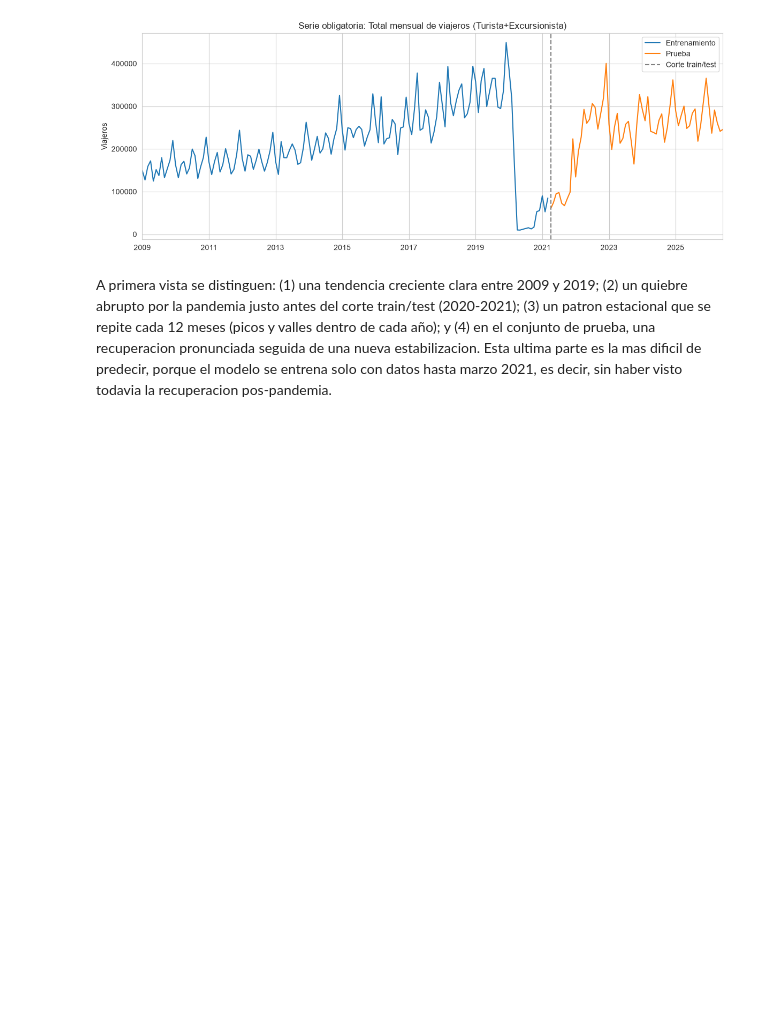
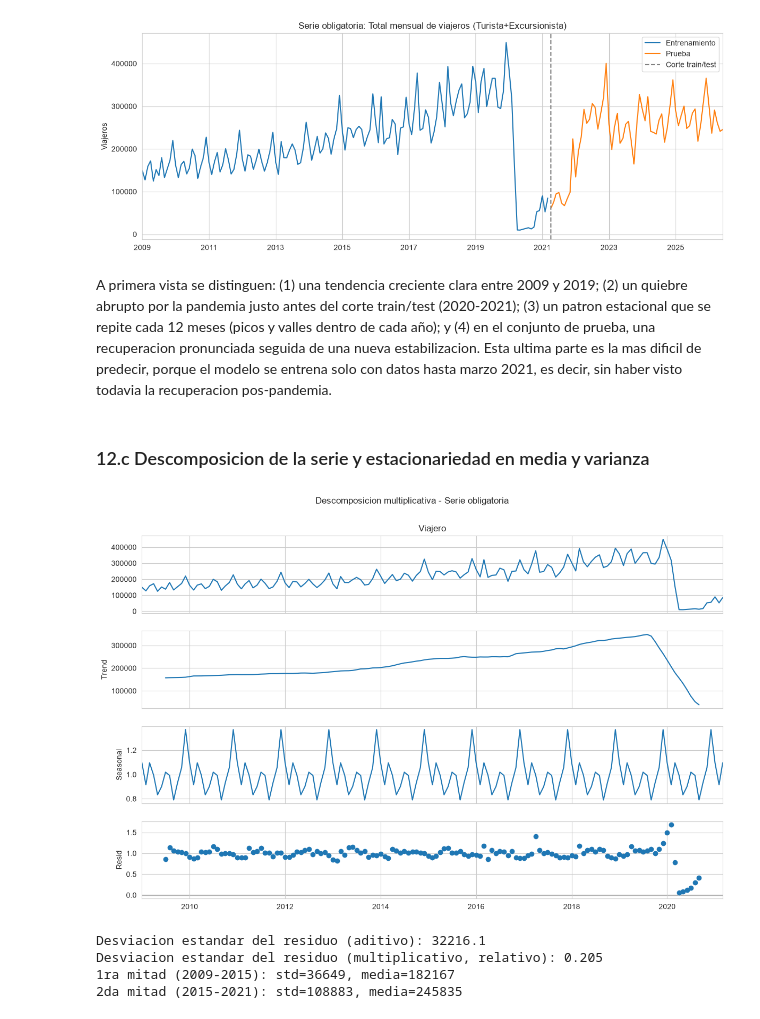
Before and after one commit to DavidDominguez-11/DS-Lab1, a Jupyter notebook: Lab1_Series_de_Tiempo.ipynb, the cells around one changed output. Drawn from its saved outputs; the diff is of its cells as text; code cells hidden in the pictures; blank space fills up the shorter version.

Commit message:
Descomposicion, transformacion y estacionaria

```diff
--- a/Lab1_Series_de_Tiempo.ipynb
+++ b/Lab1_Series_de_Tiempo.ipynb
@@ -693,3 +693,27 @@ plt.show()
 [figure]
 # %% [markdown]
 A primera vista se distinguen: (1) una tendencia creciente clara entre 2009 y 2019; (2) un quiebre abrupto por la pandemia justo antes del corte train/test (2020-2021); (3) un patron estacional que se repite cada 12 meses (picos y valles dentro de cada año); y (4) en el conjunto de prueba, una recuperacion pronunciada seguida de una nueva estabilizacion. Esta ultima parte es la mas dificil de predecir, porque el modelo se entrena solo con datos hasta marzo 2021, es decir, sin haber visto todavia la recuperacion pos-pandemia.
+# %% [markdown]
+### 12.c Descomposicion de la serie y estacionariedad en media y varianza
+# %%
+decomp_add = seasonal_decompose(serie_total_train, model='additive', period=12)
+decomp_mul = seasonal_decompose(serie_total_train, model='multiplicative', period=12)
+
+fig = decomp_mul.plot()
+fig.set_size_inches(12,8)
+fig.suptitle('Descomposicion multiplicativa - Serie obligatoria', y=1.02)
+plt.show()
+
+print("Desviacion estandar del residuo (aditivo):", round(np.nanstd(decomp_add.resid),1))
+print("Desviacion estandar del residuo (multiplicativo, relativo):", round(np.nanstd(decomp_mul.resid),3))
+
+primera_mitad = serie_total_train.iloc[:73]
+segunda_mitad = serie_total_train.iloc[73:]
+print(f"1ra mitad (2009-2015): std={primera_mitad.std():.0f}, media={primera_mitad.mean():.0f}")
+print(f"2da mitad (2015-2021): std={segunda_mitad.std():.0f}, media={segunda_mitad.mean():.0f}")
+# %% [output]
+[figure, added]
+Desviacion estandar del residuo (aditivo): 32216.1
+Desviacion estandar del residuo (multiplicativo, relativo): 0.205
+1ra mitad (2009-2015): std=36649, media=182167
+2da mitad (2015-2021): std=108883, media=245835
```
Also changed, not shown: parts of 9 cells of this notebook.
